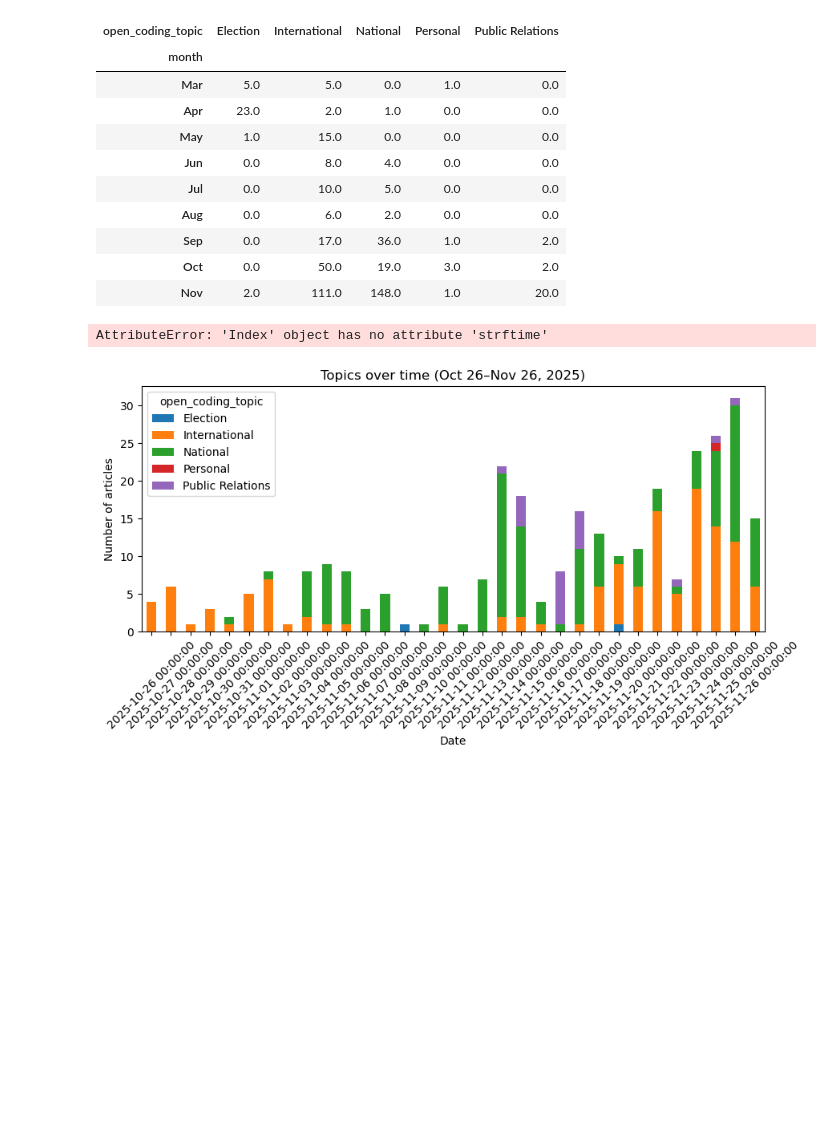
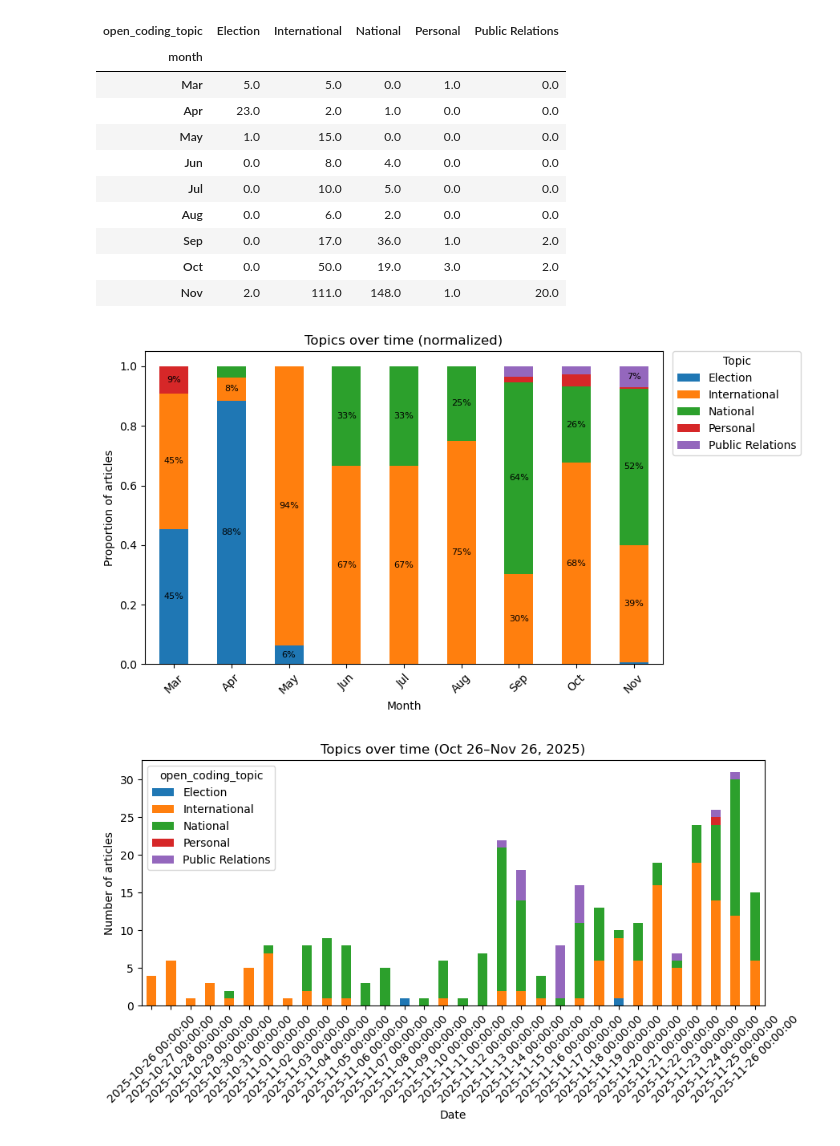
Before and after one commit to allisonmeikle/comp-370-final-project, a Jupyter notebook: scripts/initial_analysis.ipynb, the cells around one changed output. Drawn from its saved outputs; the diff is of its cells as text; code cells hidden in the pictures; blank space fills up the shorter version.

Commit message:
fixed a graph

```diff
--- a/scripts/initial_analysis.ipynb
+++ b/scripts/initial_analysis.ipynb
@@ -187,7 +187,6 @@ topic_pivot_prop = topic_pivot.div(row_sums, axis=0).fillna(0)
 
 # Copy for plotting with pretty month labels
 topic_pivot_prop_plot = topic_pivot_prop.copy()
-topic_pivot_prop.index = topic_pivot_prop_plot.index.strftime("%b")  # 'Mar', 'Apr', ...
 
 # Or percentages (0–100)
 topic_pivot_pct = topic_pivot_prop * 100
@@ -206,34 +205,34 @@ ax.legend(
 # add % labels
 for i, month in enumerate(topic_pivot_prop_plot.index):
     cum_height = 0  # running bottom of the stack
     for topic in topic_pivot_prop_plot.columns:
         val = topic_pivot_prop_plot.loc[month, topic]
         if val <= 0:
             continue
         if val >= 0.05:  # only label if not tiny
             ax.text(
                 i,
                 cum_height + val / 2,
                 f"{val * 100:.0f}%",    # text (percent)
                 ha="center",
                 va="center",
                 fontsize=8
             )
         cum_height += val
 
 plt.xticks(rotation=45)
 plt.tight_layout()
 plt.show()
 
 
 # 1. Convert to percentages per month (table, keep real month index)
 topic_pct = (
     topic_pivot
     .div(topic_pivot.sum(axis=1), axis=0)
     .fillna(0) * 100
 ).round(1)
 # %% [output]
-AttributeError: 'Index' object has no attribute 'strftime'
+[figure, added]
 # %%
 # --- Topics over time, Oct 26–Nov 26, 2025 ---
 
```
